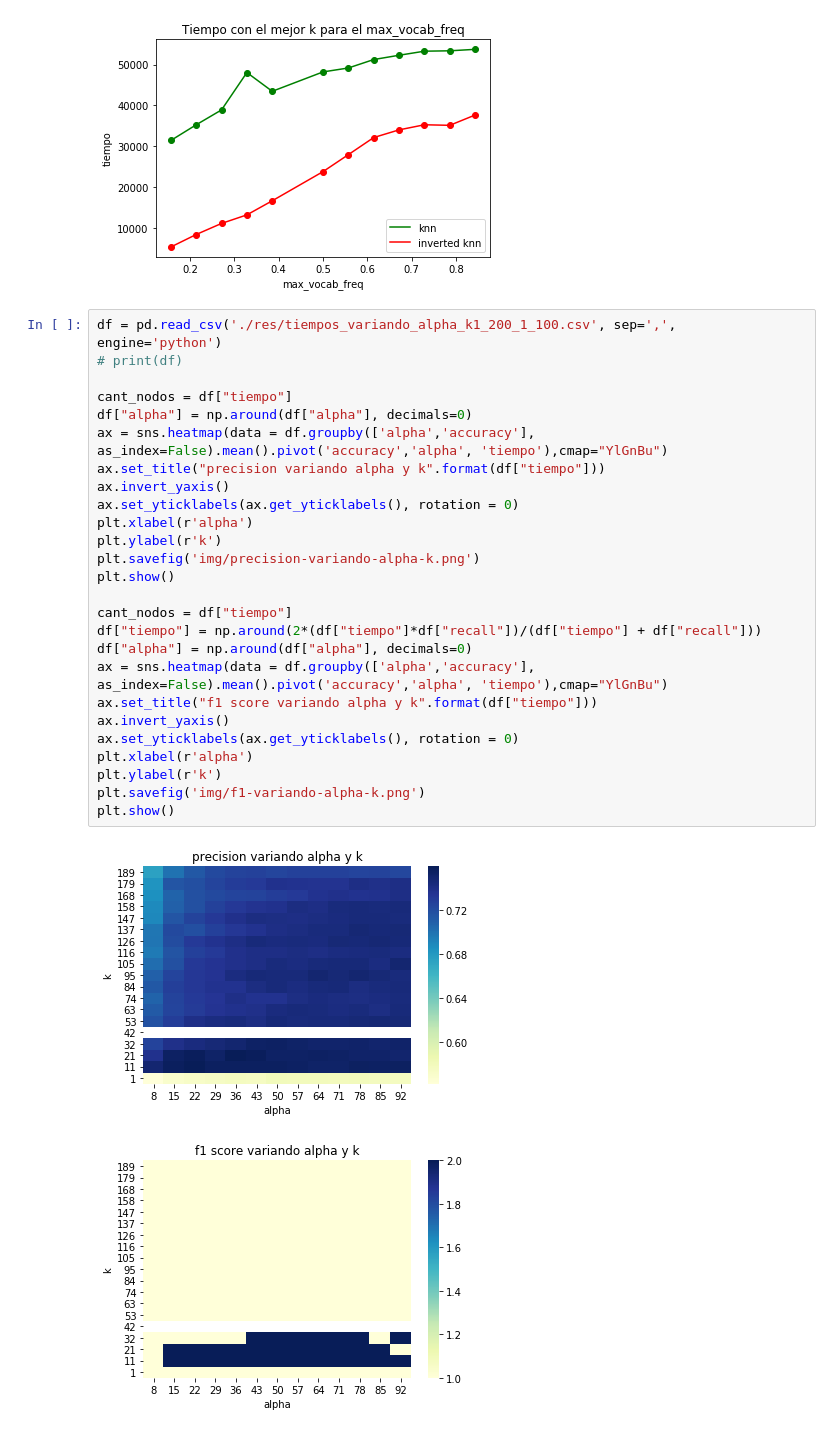
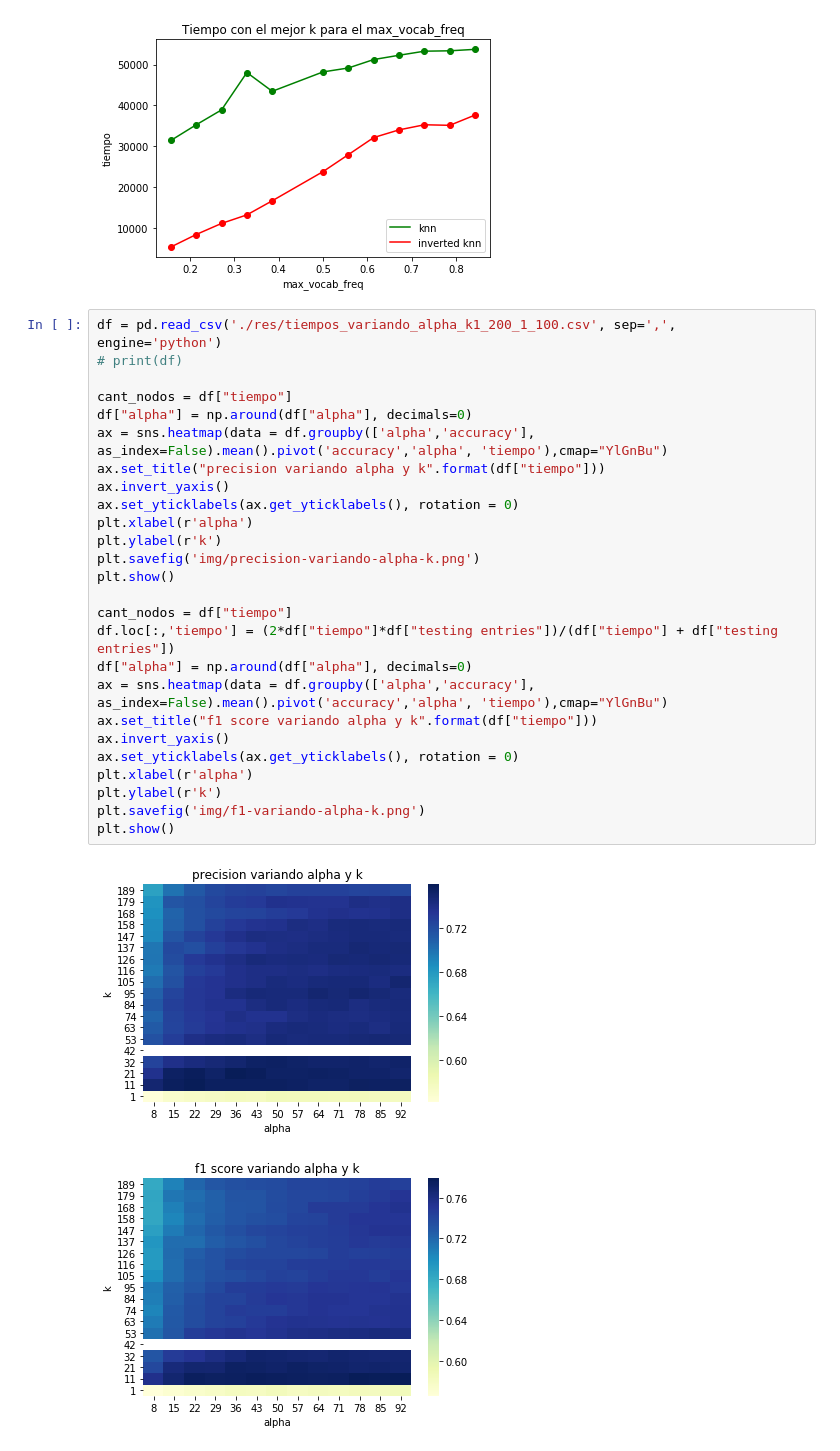
Before and after one commit to ABorgna/metnum, a Jupyter notebook: tp2/exp/graf-k-vs-alpha-vs-accuracy.ipynb, the cells around one changed output. Saved outputs shown, nothing was run; the diff lists cells and outputs as text.

```diff
--- a/tp2/exp/graf-k-vs-alpha-vs-accuracy.ipynb
+++ b/tp2/exp/graf-k-vs-alpha-vs-accuracy.ipynb
@@ -340,29 +340,29 @@ plt.show()
 # %%
 df = pd.read_csv('./res/tiempos_variando_alpha_k1_200_1_100.csv', sep=',', engine='python')
 # print(df)
 
 cant_nodos = df["tiempo"]
 df["alpha"] = np.around(df["alpha"], decimals=0)
 ax = sns.heatmap(data = df.groupby(['alpha','accuracy'], as_index=False).mean().pivot('accuracy','alpha', 'tiempo'),cmap="YlGnBu")
 ax.set_title("precision variando alpha y k".format(df["tiempo"]))
 ax.invert_yaxis()
 ax.set_yticklabels(ax.get_yticklabels(), rotation = 0)
 plt.xlabel(r'alpha')
 plt.ylabel(r'k')
 plt.savefig('img/precision-variando-alpha-k.png')
 plt.show()
 
 cant_nodos = df["tiempo"]
-df["tiempo"] = np.around(2*(df["tiempo"]*df["recall"])/(df["tiempo"] + df["recall"]))
+df.loc[:,'tiempo'] = (2*df["tiempo"]*df["testing entries"])/(df["tiempo"] + df["testing entries"])
 df["alpha"] = np.around(df["alpha"], decimals=0)
 ax = sns.heatmap(data = df.groupby(['alpha','accuracy'], as_index=False).mean().pivot('accuracy','alpha', 'tiempo'),cmap="YlGnBu")
 ax.set_title("f1 score variando alpha y k".format(df["tiempo"]))
 ax.invert_yaxis()
 ax.set_yticklabels(ax.get_yticklabels(), rotation = 0)
 plt.xlabel(r'alpha')
 plt.ylabel(r'k')
 plt.savefig('img/f1-variando-alpha-k.png')
 plt.show()
 # %% [output]
 [figure]
-[figure, old version]
+[figure, new version]
```
Also changed, not shown: parts of 1 cell of this notebook, 2 other files.
